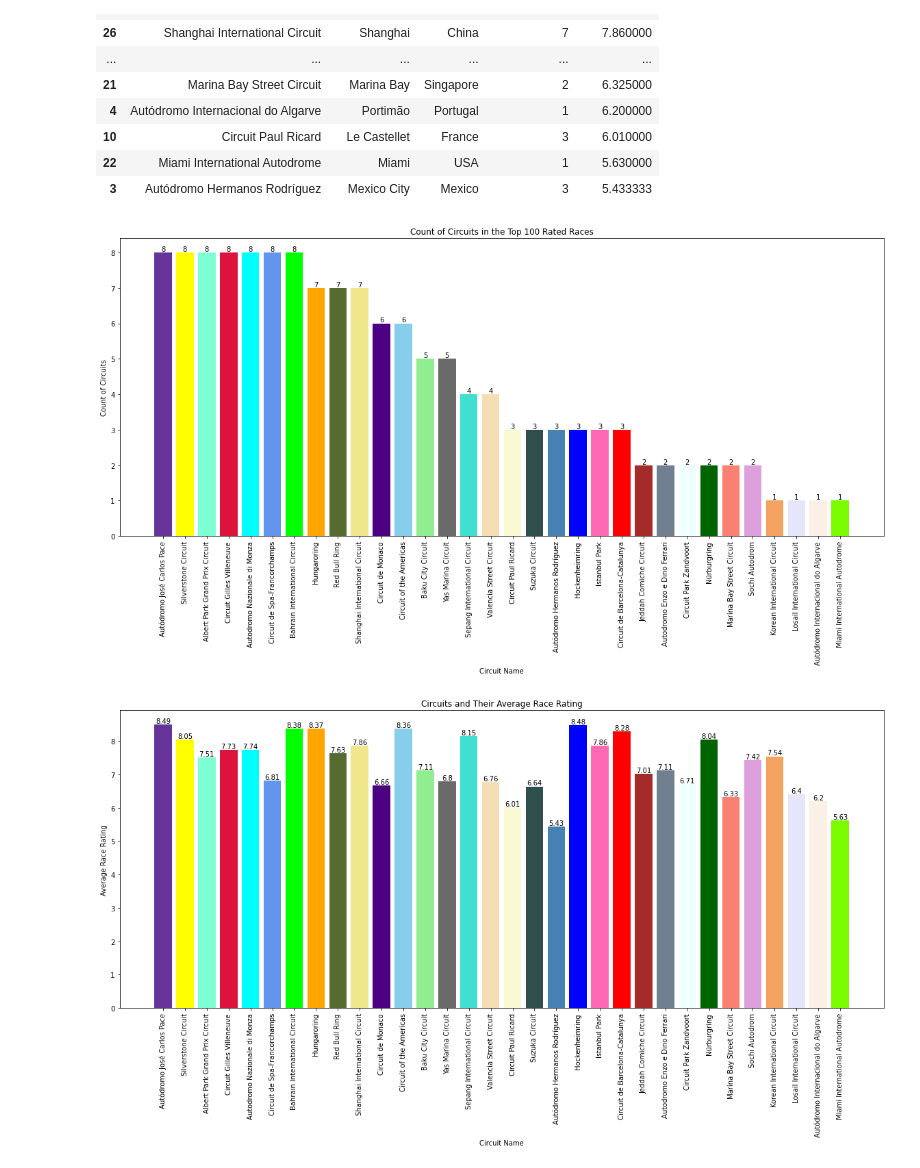
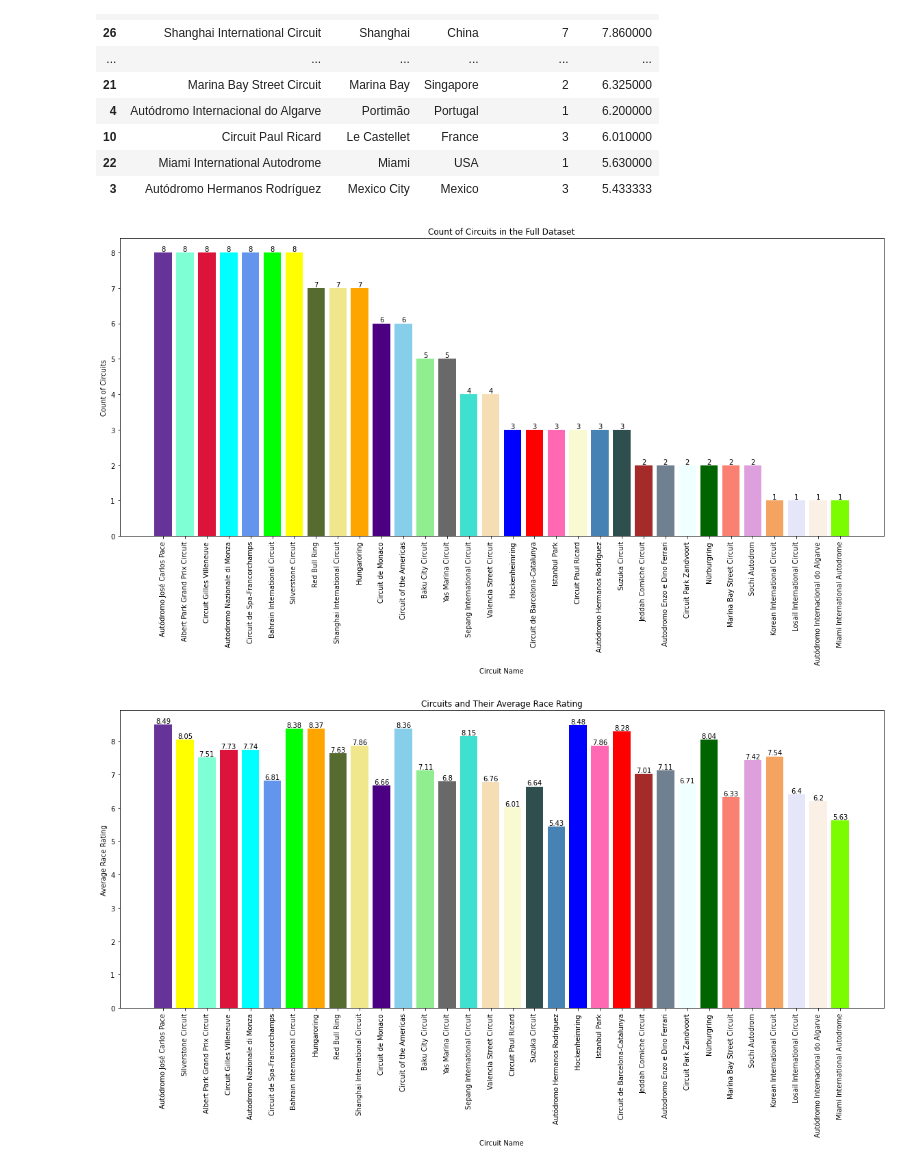
Before and after one commit to jasonhsu8/Formula-1-Project, a Jupyter notebook: JJ Notebooks/DataVisualisation.ipynb, the cells around one changed output. Drawn from its saved outputs; the diff is of its cells as text; code cells hidden in the pictures.

```diff
--- a/JJ Notebooks/DataVisualisation.ipynb
+++ b/JJ Notebooks/DataVisualisation.ipynb
@@ -226,0 +268,12 @@ top_100_circuits
+# %%
+#See if circuit matters in terms of rating
+top_100_circuits['NameOfCircuit'] = top_100_circuits.loc[:, 'Circuit Name']
+top_100_circuits = top_100_circuits.groupby(by=["NameOfCircuit", "Location", "Country"], as_index=False).aggregate(
+    {
+        "Circuit Name": 'count',
+        "Race Rating": 'mean'
+    }
+).rename(({"Circuit Name": "Circuit Count"}), axis = 1)
+
+top_100_circuits.sort_values(by="Race Rating", ascending=False, inplace=True)
+top_100_circuits
@@ -226,0 +333,17 @@ top_100_circuits
+# %%
+# Plot Bar Graph Count of Circuits in the top 100
+top_100_circuits.sort_values(by="Circuit Count", ascending=False, inplace=True)
+top_100_circuits_count = top_100_circuits
+
+plt.figure(figsize=(20,8))
+bars = plt.bar(x=top_100_circuits_count["NameOfCircuit"], height=top_100_circuits_count["Circuit Count"], color=[circuit_colors[CircuitName] for CircuitName in top_100_circuits_count["NameOfCircuit"]])
+plt.title("Count of Circuits in the Top 100 Rated Races")
+plt.xlabel("Circuit Name")
+plt.ylabel("Count of Circuits")
+plt.xticks(rotation=90)
+
+for bar, height in zip(bars, top_100_circuits_count["Circuit Count"]):
+    plt.text(bar.get_x() + bar.get_width() / 2, bar.get_height(), str(round(height, 2)),
+             ha='center', va='bottom', fontsize=10, color='black')
+
+plt.show()
@@ -360,24 +485,24 @@ circuit_colors={
     "Autódromo Hermanos Rodríguez": 'steelblue'
 }
 # %%
-# Plot Bar Graph Count of Circuits in the top 100
+# Plot Bar Graph Count of Circuits in the dataset
 circuit_rating.sort_values(by="Circuit Count", ascending=False, inplace=True)
 
-circuit_rating_circuit_count = circuit_rating
+circuit_rating_count = circuit_rating
 plt.figure(figsize=(20,8))
-bars = plt.bar(x=circuit_rating_circuit_count["NameOfCircuit"], height=circuit_rating_circuit_count["Circuit Count"], color=[circuit_colors[CircuitName] for CircuitName in circuit_rating_circuit_count["NameOfCircuit"]])
-plt.title("Count of Circuits in the Top 100 Rated Races")
+bars = plt.bar(x=circuit_rating_count["NameOfCircuit"], height=circuit_rating_count["Circuit Count"], color=[circuit_colors[CircuitName] for CircuitName in circuit_rating_count["NameOfCircuit"]])
+plt.title("Count of Circuits in the Full Dataset")
 plt.xlabel("Circuit Name")
 plt.ylabel("Count of Circuits")
 plt.xticks(rotation=90)
 
-for bar, height in zip(bars, circuit_rating_circuit_count["Circuit Count"]):
+for bar, height in zip(bars, circuit_rating_count["Circuit Count"]):
     plt.text(bar.get_x() + bar.get_width() / 2, bar.get_height(), str(round(height, 2)),
              ha='center', va='bottom', fontsize=10, color='black')
 
 plt.show()
 # %% [output]
-[figure, old version]
+[figure, new version]
 # %%
 # Plot Bar Graph Circuits and their Average Race Rating
 plt.figure(figsize=(20,8))
```
Also changed, not shown: parts of 6 cells of this notebook.
